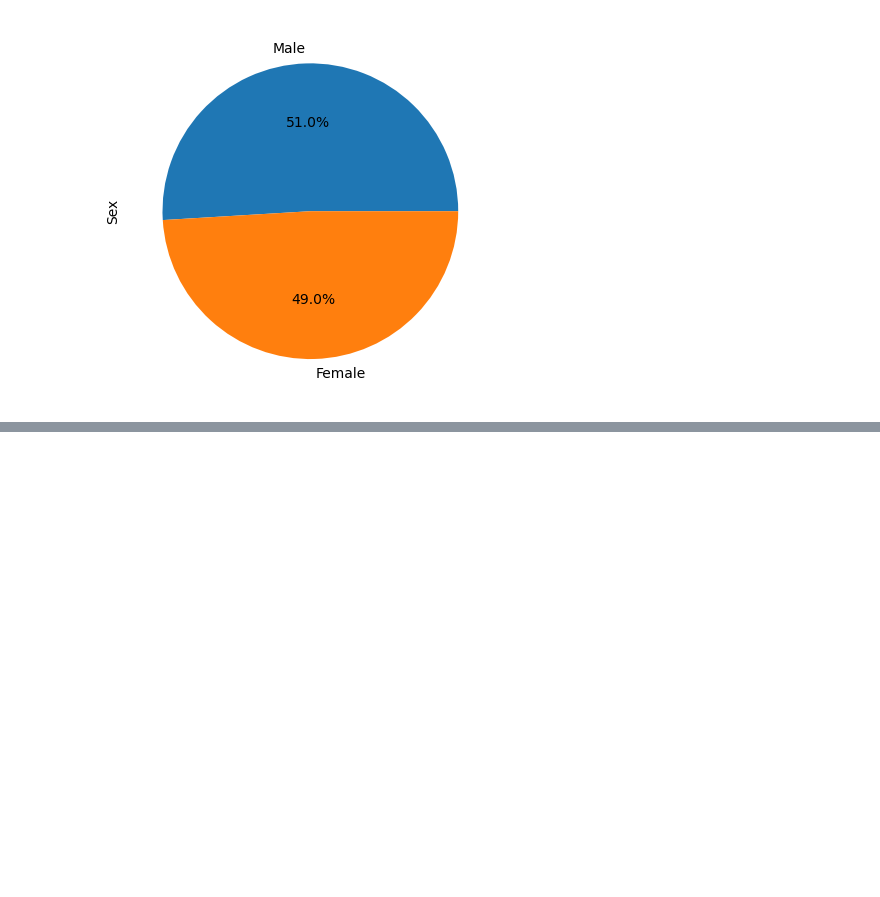
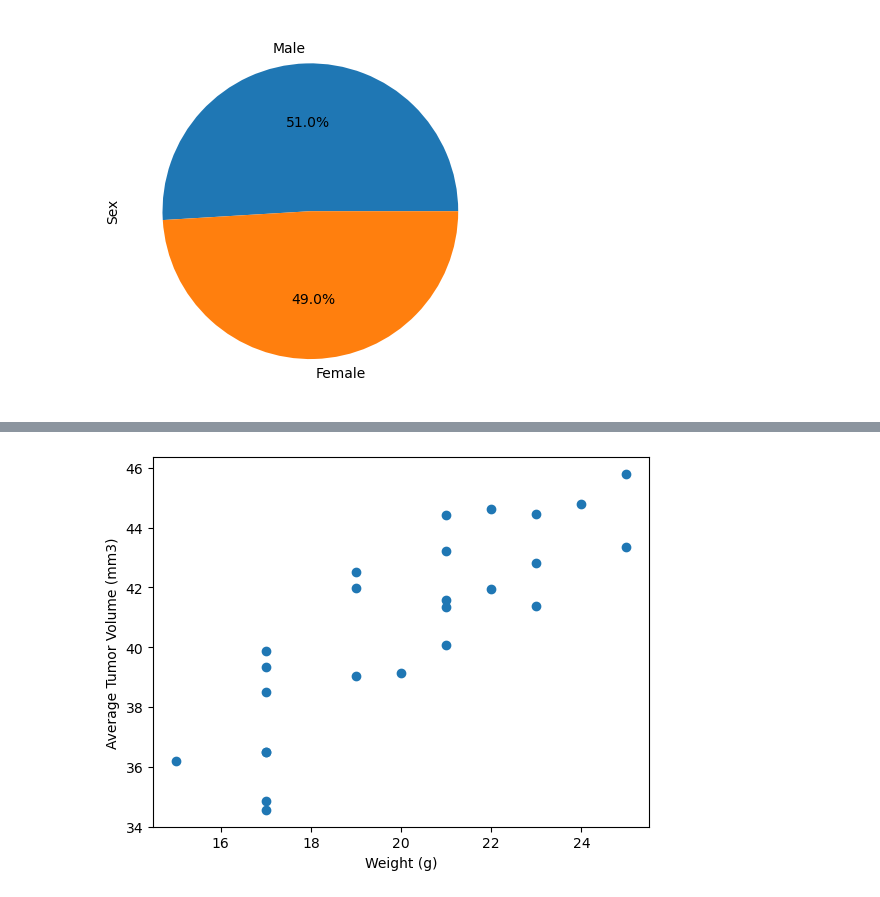
Before and after one commit to evpenguin/matplotlib-challenge, a Jupyter notebook: pymaceuticals_challenge.ipynb, the cells around one changed output, grey strips where cells are left out. Cells and saved outputs as stored; diff of their text form; code cells hidden in the pictures; blank space fills up the shorter version.

```diff
--- a/pymaceuticals_challenge.ipynb
+++ b/pymaceuticals_challenge.ipynb
@@ -154,0 +179,9 @@ ValueError: The truth value of a Series is ambiguous. Use a.empty, a.bool(), a.i
+# %%
+capomulin_mice = mouse_study_cleaned.loc[mouse_study_cleaned['Drug Regimen'] == 'Capomulin', :]
+capo_group = capomulin_mice.groupby('Mouse ID')
+plt.scatter(capo_group.mean()['Weight (g)'], capo_group.mean()['Tumor Volume (mm3)'])
+plt.xlabel('Weight (g)')
+plt.ylabel('Average Tumor Volume (mm3)')
+plt.show()
+# %% [output]
+[figure, added]
```
Also changed, not shown: parts of 4 cells of this notebook.
